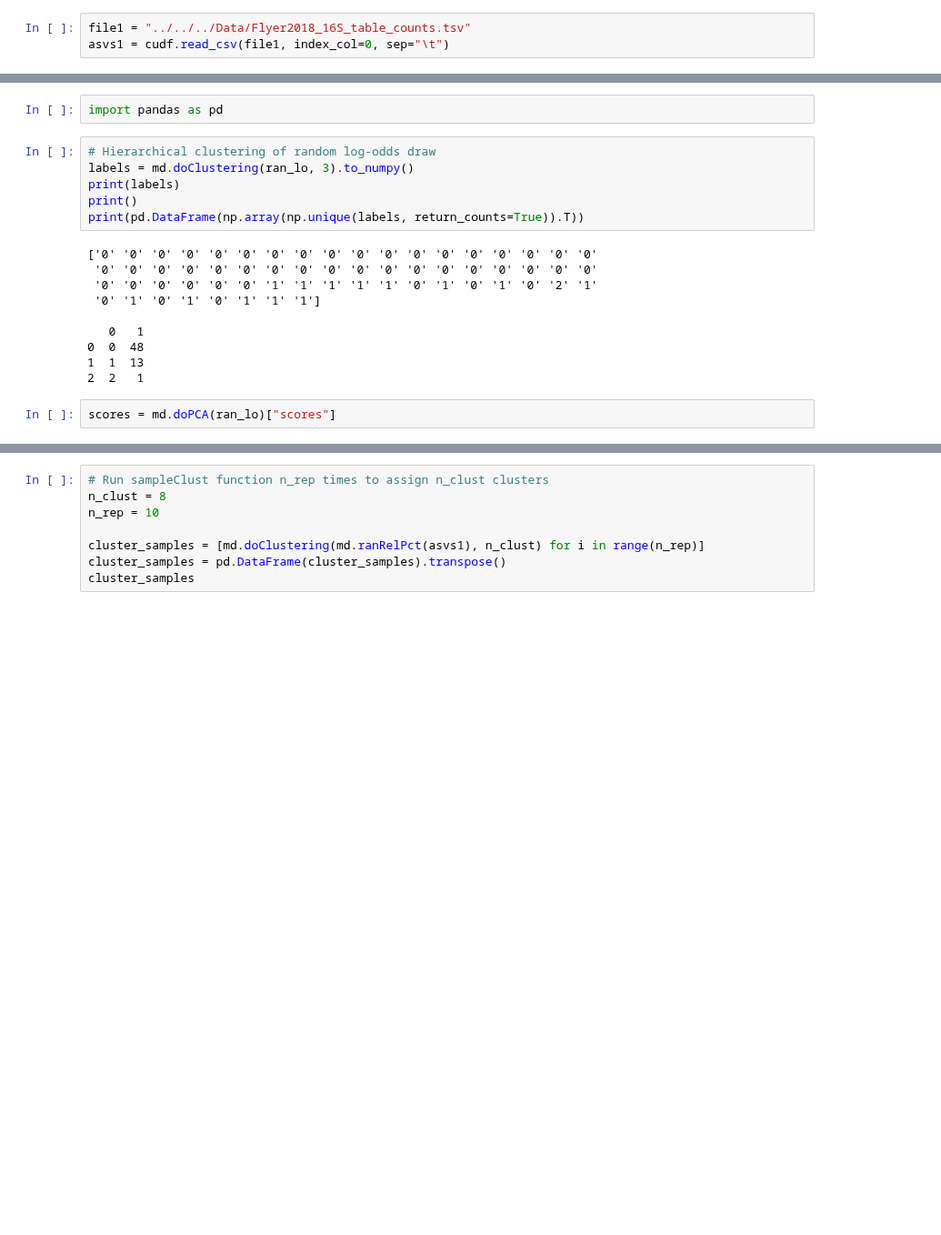
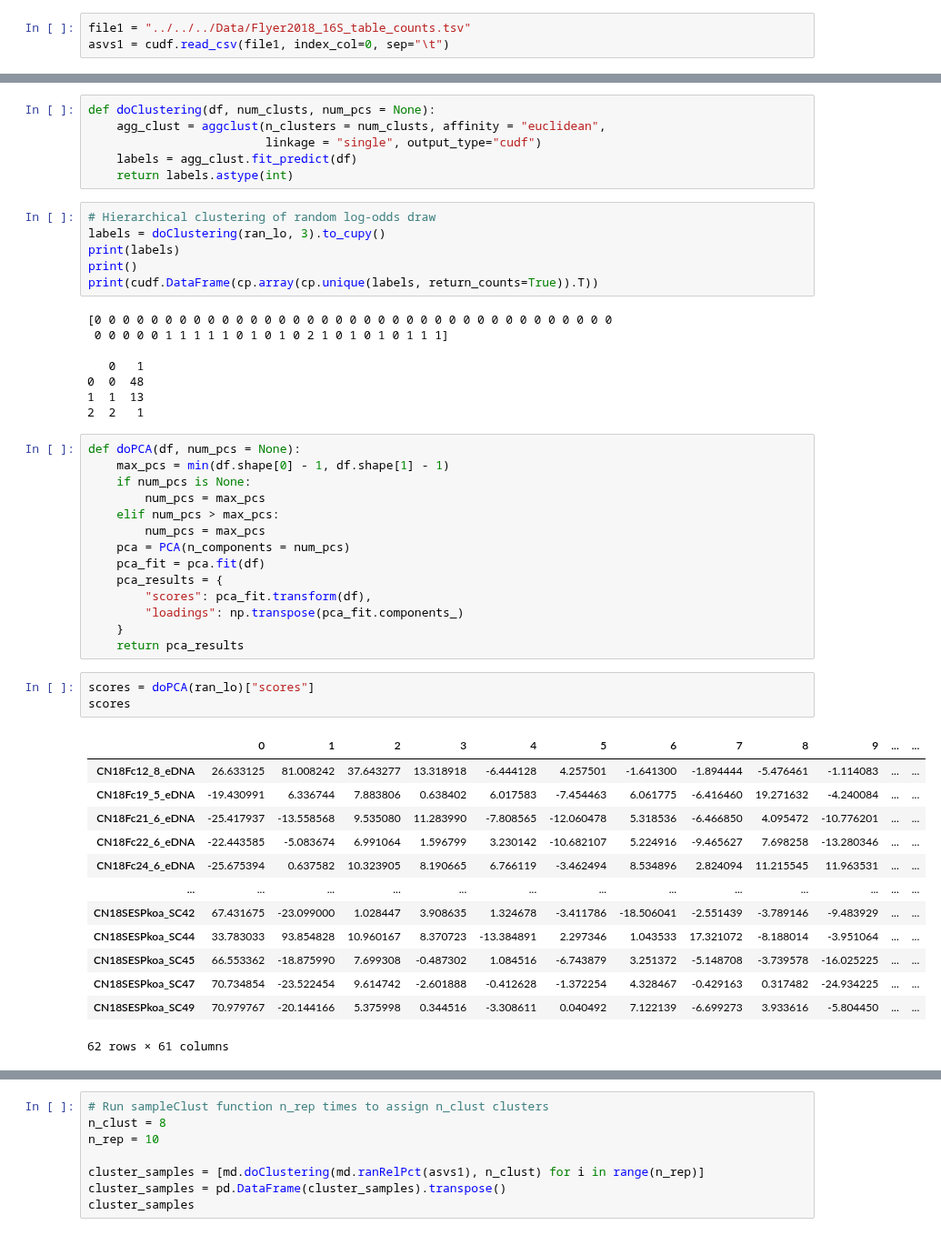
Before and after one commit to nvpatin/MAMBO, a Jupyter notebook: AccessoryScripts/erics_sandbox/Python/cluster test_RAPIDS.ipynb, the cells around one changed output, grey strips where cells are left out. Shown at 91% size. Saved outputs shown, nothing was run; the diff lists cells and outputs as text; blank space fills up the shorter version.

```diff
--- a/AccessoryScripts/erics_sandbox/Python/cluster test_RAPIDS.ipynb
+++ b/AccessoryScripts/erics_sandbox/Python/cluster test_RAPIDS.ipynb
@@ -37,21 +49,52 @@ ran_lo
 62 rows × 2752 columns
-# %%
-import pandas as pd
+# %%
+def doClustering(df, num_clusts, num_pcs = None):
+    agg_clust = aggclust(n_clusters = num_clusts, affinity = "euclidean",
+                         linkage = "single", output_type="cudf")
+    labels = agg_clust.fit_predict(df)
+    return labels.astype(int)
 # %%
 # Hierarchical clustering of random log-odds draw
-labels = md.doClustering(ran_lo, 3).to_numpy()
+labels = doClustering(ran_lo, 3).to_cupy()
 print(labels)
 print()
-print(pd.DataFrame(np.array(np.unique(labels, return_counts=True)).T))
+print(cudf.DataFrame(cp.array(cp.unique(labels, return_counts=True)).T))
 # %% [output]
-['0' '0' '0' '0' '0' '0' '0' '0' '0' '0' '0' '0' '0' '0' '0' '0' '0' '0'
- '0' '0' '0' '0' '0' '0' '0' '0' '0' '0' '0' '0' '0' '0' '0' '0' '0' '0'
- '0' '0' '0' '0' '0' '0' '1' '1' '1' '1' '1' '0' '1' '0' '1' '0' '2' '1'
- '0' '1' '0' '1' '0' '1' '1' '1']
+[0 0 0 0 0 0 0 0 0 0 0 0 0 0 0 0 0 0 0 0 0 0 0 0 0 0 0 0 0 0 0 0 0 0 0 0 0
+ 0 0 0 0 0 1 1 1 1 1 0 1 0 1 0 2 1 0 1 0 1 0 1 1 1]
 
    0   1
 0  0  48
 1  1  13
 2  2   1
+# %%
+def doPCA(df, num_pcs = None):
+    max_pcs = min(df.shape[0] - 1, df.shape[1] - 1)
+    if num_pcs is None:
+        num_pcs = max_pcs
+    elif num_pcs > max_pcs:
+        num_pcs = max_pcs
+    pca = PCA(n_components = num_pcs)
+    pca_fit = pca.fit(df)
+    pca_results = {
+        "scores": pca_fit.transform(df),
+        "loadings": np.transpose(pca_fit.components_)
+    }
+    return pca_results
 # %%
-scores = md.doPCA(ran_lo)["scores"]
+scores = doPCA(ran_lo)["scores"]
+scores
+# %% [output]
+|  | 0 | 1 | 2 | 3 | 4 | 5 | 6 | 7 | 8 | 9 | ... | ... |
+| CN18Fc12_8_eDNA | 26.633125 | 81.008242 | 37.643277 | 13.318918 | -6.444128 | 4.257501 | -1.641300 | -1.894444 | -5.476461 | -1.114083 | ... | ... |
+| CN18Fc19_5_eDNA | -19.430991 | 6.336744 | 7.883806 | 0.638402 | 6.017583 | -7.454463 | 6.061775 | -6.416460 | 19.271632 | -4.240084 | ... | ... |
+| CN18Fc21_6_eDNA | -25.417937 | -13.558568 | 9.535080 | 11.283990 | -7.808565 | -12.060478 | 5.318536 | -6.466850 | 4.095472 | -10.776201 | ... | ... |
+| CN18Fc22_6_eDNA | -22.443585 | -5.083674 | 6.991064 | 1.596799 | 3.230142 | -10.682107 | 5.224916 | -9.465627 | 7.698258 | -13.280346 | ... | ... |
+| CN18Fc24_6_eDNA | -25.675394 | 0.637582 | 10.323905 | 8.190665 | 6.766119 | -3.462494 | 8.534896 | 2.824094 | 11.215545 | 11.963531 | ... | ... |
+| ... | ... | ... | ... | ... | ... | ... | ... | ... | ... | ... | ... | ... |
+| CN18SESPkoa_SC42 | 67.431675 | -23.099000 | 1.028447 | 3.908635 | 1.324678 | -3.411786 | -18.506041 | -2.551439 | -3.789146 | -9.483929 | ... | ... |
+| CN18SESPkoa_SC44 | 33.783033 | 93.854828 | 10.960167 | 8.370723 | -13.384891 | 2.297346 | 1.043533 | 17.321072 | -8.188014 | -3.951064 | ... | ... |
+| CN18SESPkoa_SC45 | 66.553362 | -18.875990 | 7.699308 | -0.487302 | 1.084516 | -6.743879 | 3.251372 | -5.148708 | -3.739578 | -16.025225 | ... | ... |
+| CN18SESPkoa_SC47 | 70.734854 | -23.522454 | 9.614742 | -2.601888 | -0.412628 | -1.372254 | 4.328467 | -0.429163 | 0.317482 | -24.934225 | ... | ... |
+| CN18SESPkoa_SC49 | 70.979767 | -20.144166 | 5.375998 | 0.344516 | -3.308611 | 0.040492 | 7.122139 | -6.699273 | 3.933616 | -5.804450 | ... | ... |
+62 rows × 61 columns
```
Also changed, not shown: parts of 6 cells of this notebook.
